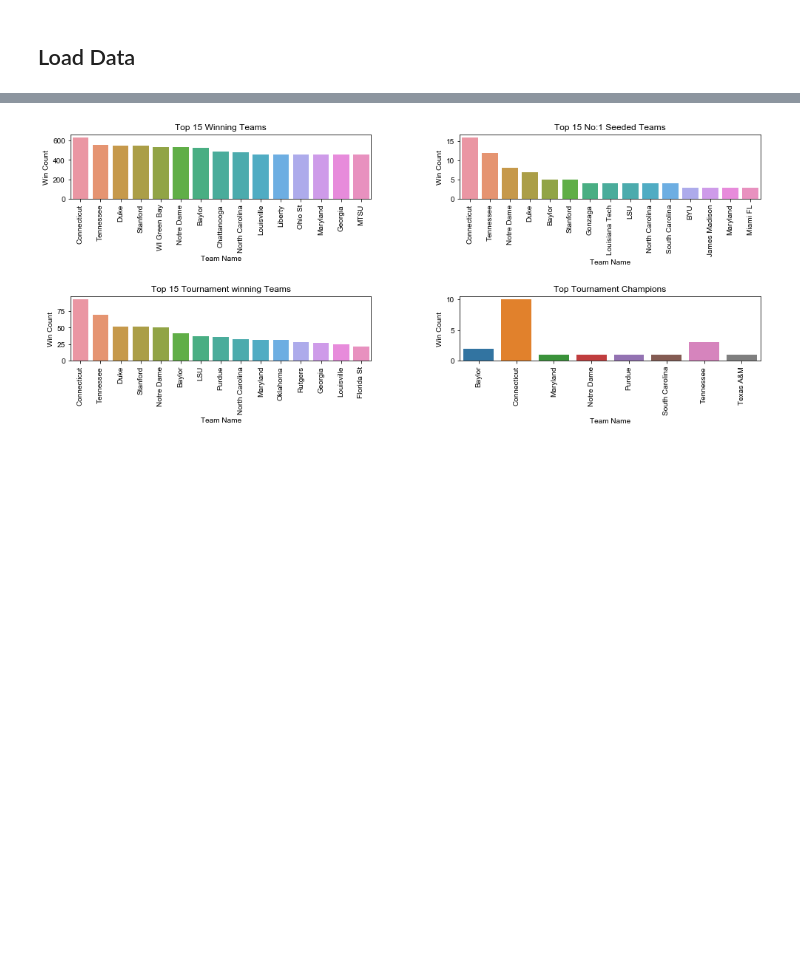
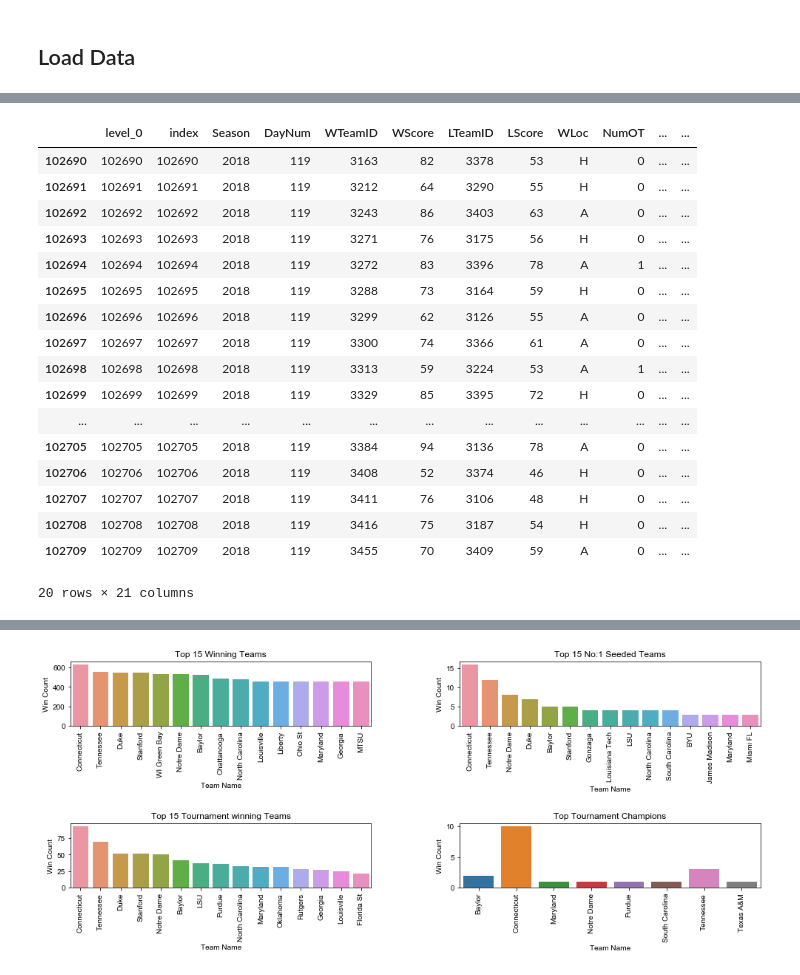
Before and after one commit to Dedomena-exerevnitis/mids-w207-kaggle, a Jupyter notebook: W207_Final_Arvindh_EDA.ipynb, the cells around one changed output, grey strips where cells are left out. Drawn from its saved outputs; the diff is of its cells as text; code cells hidden in the pictures; blank space fills up the shorter version.

```diff
--- a/W207_Final_Arvindh_EDA.ipynb
+++ b/W207_Final_Arvindh_EDA.ipynb
@@ -50,12 +100,31 @@ df_teams = pd.read_csv(data_dir + 'WTeams.csv')
 # %%
 # Add winning an losing team names to the regular compact and tour compact dataframes
 
-df_teams_w = df_teams.rename(columns={'TeamID':'WTeamID','TeamName':'WTeamName'})
-df_teams_l = df_teams.rename(columns={'TeamID':'LTeamID','TeamName':'LTeamName'})
+df_teams_w = df_teams_leagues.rename(columns={'TeamID':'WTeamID','TeamName':'WTeamName','LeagueName':'WLeagueName'})
+df_teams_l = df_teams_leagues.rename(columns={'TeamID':'LTeamID','TeamName':'LTeamName','LeagueName':'LLeagueName'})
 
 df_reg_compact = pd.merge(left=df_reg_compact, right=df_teams_w, how='left', on=['WTeamID'])
 df_reg_compact = pd.merge(left=df_reg_compact, right=df_teams_l, how='left', on=['LTeamID'])
-df_reg_compact.head()
+
 
 df_tour_compact = pd.merge(left=df_tour_compact, right=df_teams_w, how='left', on=['WTeamID'])
 df_tour_compact = pd.merge(left=df_tour_compact, right=df_teams_l, how='left', on=['LTeamID'])
+
+df_reg_tour_detail = pd.merge(left=df_reg_tour_detail, right=df_teams_w, how='left', on=['WTeamID'])
+df_reg_tour_detail = pd.merge(left=df_reg_tour_detail, right=df_teams_l, how='left', on=['LTeamID'])
+# %%
+df_reg_compact['Game_Type'] = "R"
+
+df_tour_compact['Game_Type'] = "T"
+
+df_reg_tour_compact = pd.concat([df_tour_compact,df_reg_compact],ignore_index=True)
+
+df_reg_tour_compact.sort_values(by=['Season','DayNum','Game_Type'],inplace=True)
+
+df_reg_tour_compact=df_reg_tour_compact.reset_index()
+
+df_reg_tour_compact['index'] = df_reg_tour_compact.index
+
+df_reg_tour_compact['WstdScore'] = df_reg_tour_compact['WScore']/(df_reg_tour_compact['WScore']+df_reg_tour_compact['LScore'])
+df_reg_tour_compact['LstdScore'] = df_reg_tour_compact['LScore']/(df_reg_tour_compact['WScore']+df_reg_tour_compact['LScore'])
+df_reg_tour_compact['stdScorediff'] = (df_reg_tour_compact['WScore']-df_reg_tour_compact['LScore'])/(df_reg_tour_compact['WScore']+df_reg_tour_compact['LScore'])
@@ -61,0 +250,34 @@ df_tour_compact = pd.merge(left=df_tour_compact, right=df_teams_l, how='left', o
+# %%
+#w_elo
+
+winning_games_w = df_reg_tour_compact_clean.loc[df_reg_tour_compact_clean.Game_Type=="T",['WTeamID','Season','index']].groupby(['WTeamID','Season']).agg('count').rename({'WTeamID':'WTeamID','index':'Wwincount'}).reset_index()
+winning_games_l = df_reg_tour_compact_clean.loc[df_reg_tour_compact_clean.Game_Type=="T",['WTeamID','Season','index']].groupby(['WTeamID','Season']).agg('count').rename({'WTeamID':'LTeamID','index':'Lwincount'}).reset_index()
+
+losing_games_w = df_reg_tour_compact_clean.loc[df_reg_tour_compact_clean.Game_Type=="T",['LTeamID','Season','index']].groupby(['LTeamID','Season']).agg('count').rename({'LTeamID':'WTeamID','index':'Wlosscount'}).reset_index()
+losing_games_l = df_reg_tour_compact_clean.loc[df_reg_tour_compact_clean.Game_Type=="T",['LTeamID','Season','index']].groupby(['LTeamID','Season']).agg('count').rename({'LTeamID':'LTeamID','index':'Llosscount'}).reset_index()
+
+winning_games_w.columns = ['WTeamID','Season','Wwincount']
+winning_games_l.columns = ['LTeamID','Season','Lwincount']
+losing_games_w.columns = ['WTeamID','Season','Wlosscount']
+losing_games_l.columns = ['LTeamID','Season','Llosscount']
+
+df_reg_tour_compact_clean.tail(20)
+# %% [output]
+|  | level_0 | index | Season | DayNum | WTeamID | WScore | LTeamID | LScore | WLoc | NumOT | ... | ... |
+| 102690 | 102690 | 102690 | 2018 | 119 | 3163 | 82 | 3378 | 53 | H | 0 | ... | ... |
+| 102691 | 102691 | 102691 | 2018 | 119 | 3212 | 64 | 3290 | 55 | H | 0 | ... | ... |
+| 102692 | 102692 | 102692 | 2018 | 119 | 3243 | 86 | 3403 | 63 | A | 0 | ... | ... |
+| 102693 | 102693 | 102693 | 2018 | 119 | 3271 | 76 | 3175 | 56 | H | 0 | ... | ... |
+| 102694 | 102694 | 102694 | 2018 | 119 | 3272 | 83 | 3396 | 78 | A | 1 | ... | ... |
+| 102695 | 102695 | 102695 | 2018 | 119 | 3288 | 73 | 3164 | 59 | H | 0 | ... | ... |
+| 102696 | 102696 | 102696 | 2018 | 119 | 3299 | 62 | 3126 | 55 | A | 0 | ... | ... |
+| 102697 | 102697 | 102697 | 2018 | 119 | 3300 | 74 | 3366 | 61 | A | 0 | ... | ... |
+| 102698 | 102698 | 102698 | 2018 | 119 | 3313 | 59 | 3224 | 53 | A | 1 | ... | ... |
+| 102699 | 102699 | 102699 | 2018 | 119 | 3329 | 85 | 3395 | 72 | H | 0 | ... | ... |
+| ... | ... | ... | ... | ... | ... | ... | ... | ... | ... | ... | ... | ... |
+| 102705 | 102705 | 102705 | 2018 | 119 | 3384 | 94 | 3136 | 78 | A | 0 | ... | ... |
+| 102706 | 102706 | 102706 | 2018 | 119 | 3408 | 52 | 3374 | 46 | H | 0 | ... | ... |
+| 102707 | 102707 | 102707 | 2018 | 119 | 3411 | 76 | 3106 | 48 | H | 0 | ... | ... |
+| 102708 | 102708 | 102708 | 2018 | 119 | 3416 | 75 | 3187 | 54 | H | 0 | ... | ... |
+| 102709 | 102709 | 102709 | 2018 | 119 | 3455 | 70 | 3409 | 59 | A | 0 | ... | ... |
+20 rows × 21 columns
```
Also changed, not shown: parts of 40 cells of this notebook, 2 other files.
